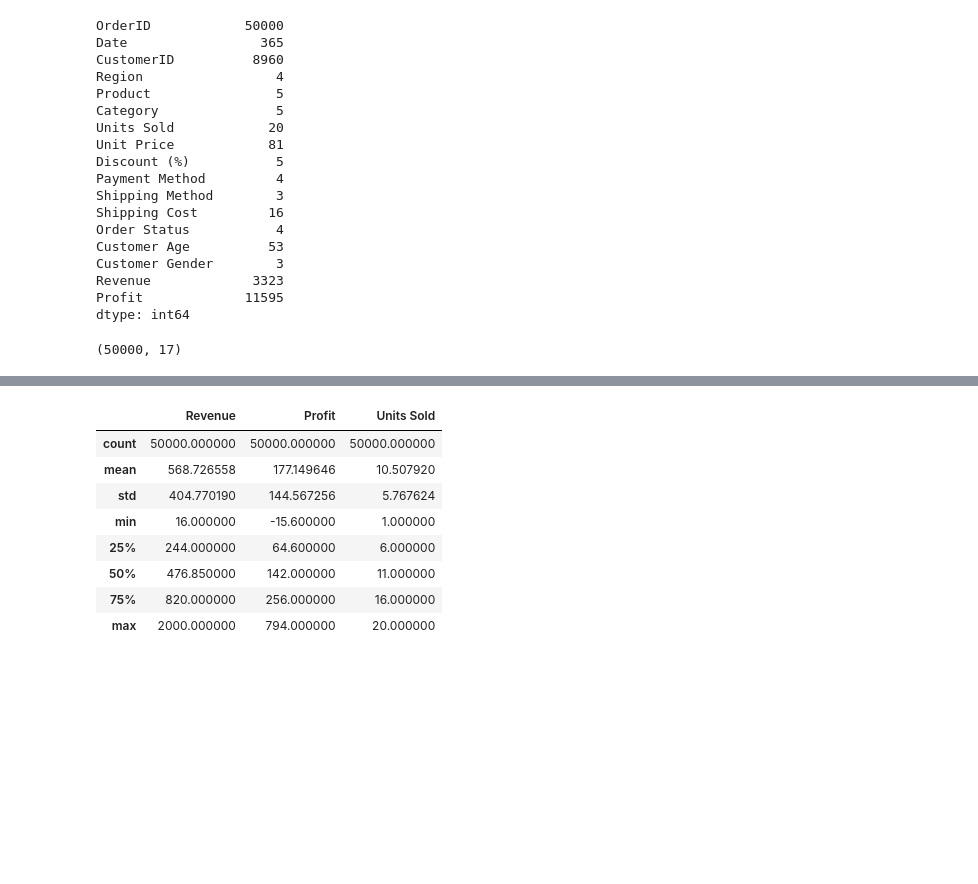
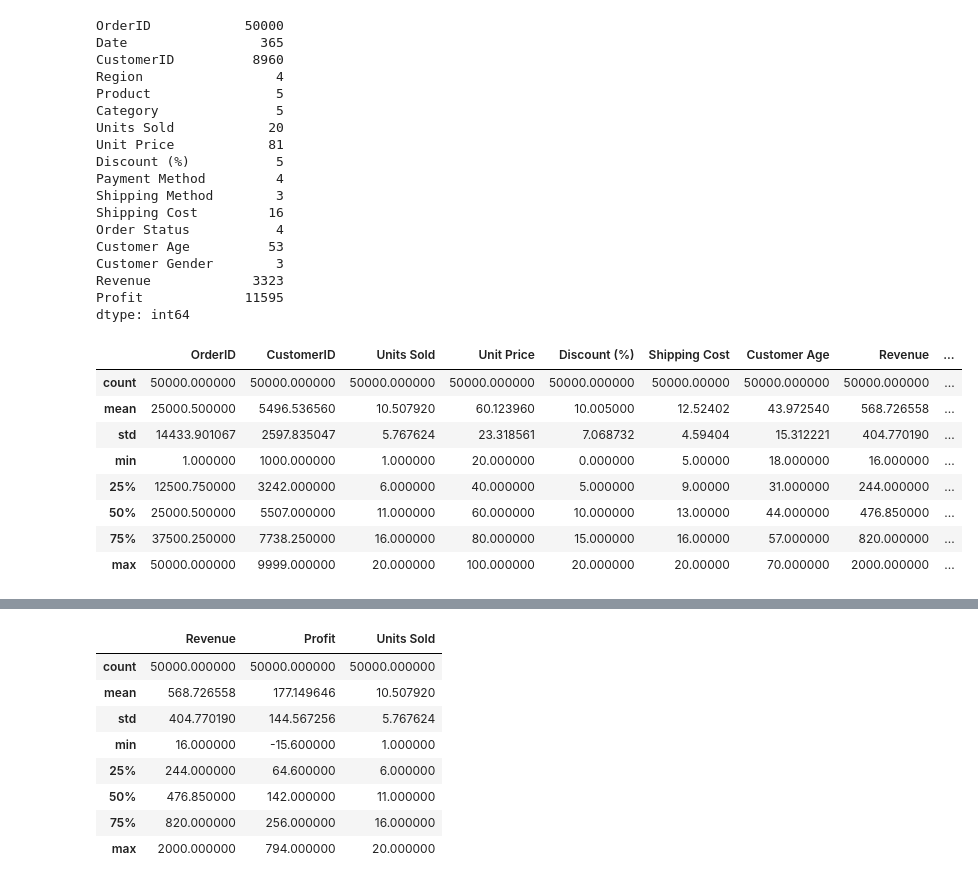
Before and after one commit to Kashmira-25/Sales_Analytics_Interactive_Dashboard, a Jupyter notebook: notebooks/exploratory_analysis.ipynb, the cells around one changed output, grey strips where cells are left out. Cells and saved outputs as stored; diff of their text form; code cells hidden in the pictures; blank space fills up the shorter version.

```diff
--- a/notebooks/exploratory_analysis.ipynb
+++ b/notebooks/exploratory_analysis.ipynb
@@ -87,8 +75,16 @@ Customer Gender        3
 Revenue             3323
 Profit             11595
 dtype: int64
-# %%
-df.shape
-# %% [output]
-(50000, 17)
+# %%
+df.describe()
+# %% [output]
+|  | OrderID | CustomerID | Units Sold | Unit Price | Discount (%) | Shipping Cost | Customer Age | Revenue | ... |
+| count | 50000.000000 | 50000.000000 | 50000.000000 | 50000.000000 | 50000.000000 | 50000.00000 | 50000.000000 | 50000.000000 | ... |
+| mean | 25000.500000 | 5496.536560 | 10.507920 | 60.123960 | 10.005000 | 12.52402 | 43.972540 | 568.726558 | ... |
+| std | 14433.901067 | 2597.835047 | 5.767624 | 23.318561 | 7.068732 | 4.59404 | 15.312221 | 404.770190 | ... |
+| min | 1.000000 | 1000.000000 | 1.000000 | 20.000000 | 0.000000 | 5.00000 | 18.000000 | 16.000000 | ... |
+| 25% | 12500.750000 | 3242.000000 | 6.000000 | 40.000000 | 5.000000 | 9.00000 | 31.000000 | 244.000000 | ... |
+| 50% | 25000.500000 | 5507.000000 | 11.000000 | 60.000000 | 10.000000 | 13.00000 | 44.000000 | 476.850000 | ... |
+| 75% | 37500.250000 | 7738.250000 | 16.000000 | 80.000000 | 15.000000 | 16.00000 | 57.000000 | 820.000000 | ... |
+| max | 50000.000000 | 9999.000000 | 20.000000 | 100.000000 | 20.000000 | 20.00000 | 70.000000 | 2000.000000 | ... |
 # %%
```
Also changed, not shown: parts of 27 cells of this notebook, 9 other files.
